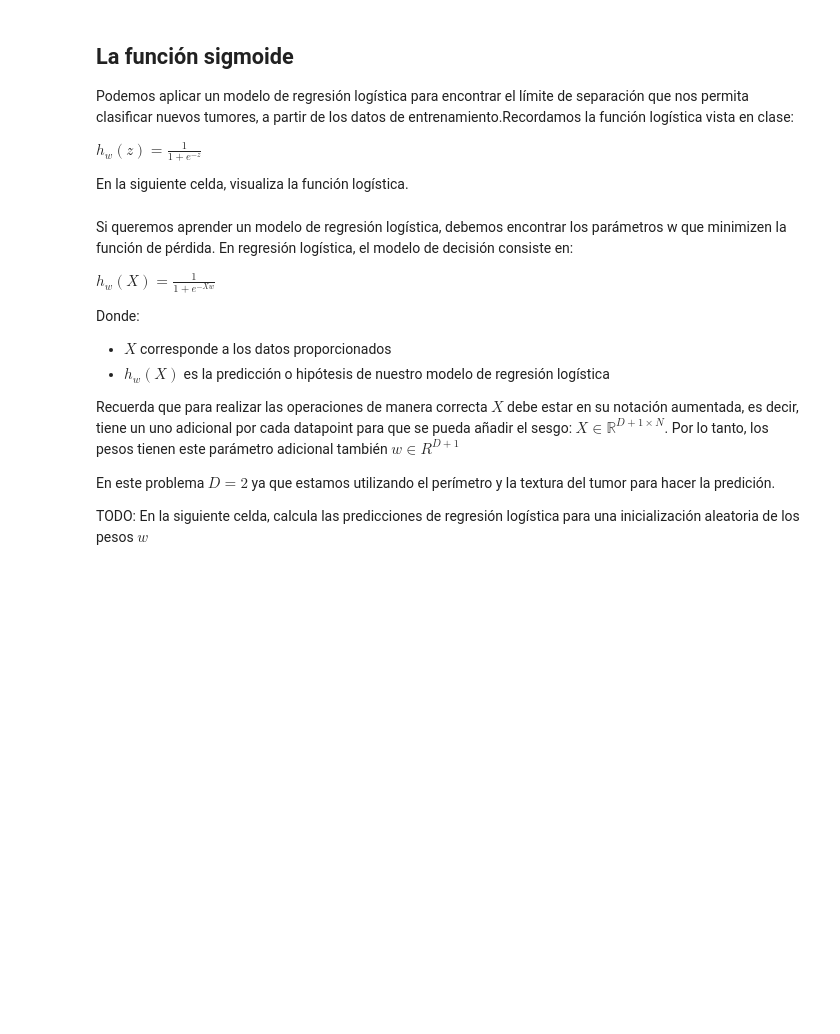
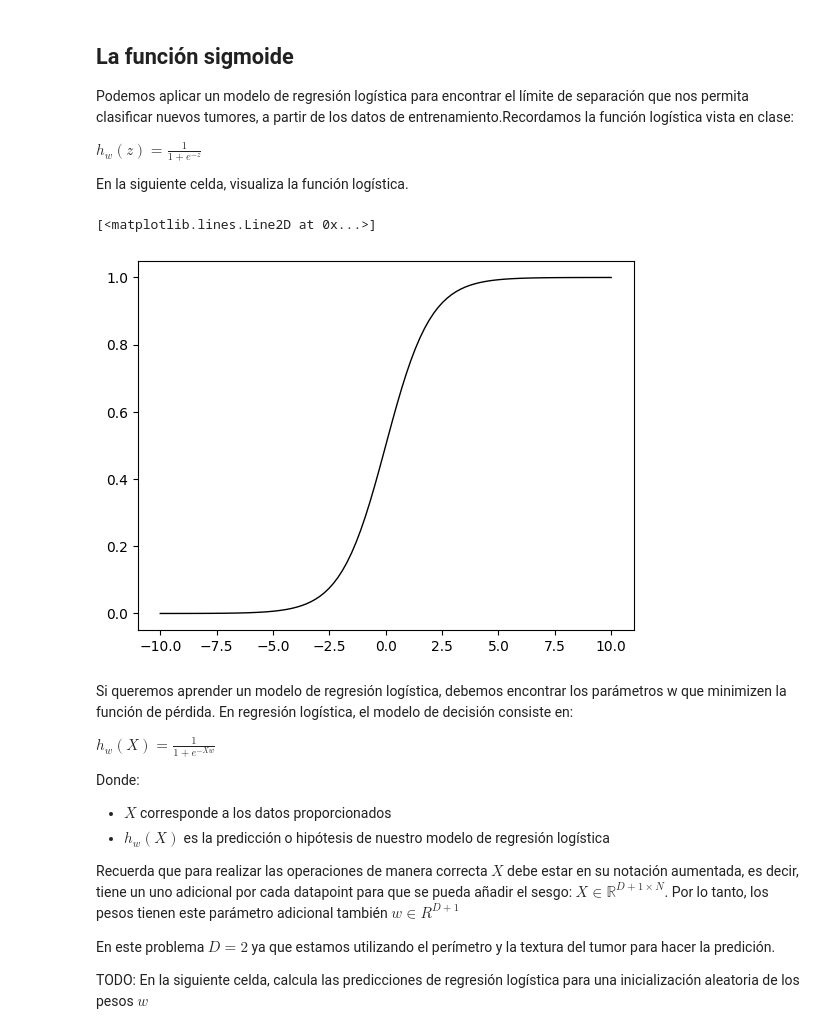
Before and after one commit to FranciscoDurazo/SI23_Peri_Co, a Jupyter notebook: ejercicio_2-LogisticReg/ejercicio_2.ipynb, the cells around one changed output. Drawn from its saved outputs; the diff is of its cells as text; code cells hidden in the pictures; blank space fills up the shorter version.

```diff
--- a/ejercicio_2-LogisticReg/ejercicio_2.ipynb
+++ b/ejercicio_2-LogisticReg/ejercicio_2.ipynb
@@ -401,17 +410,20 @@ En la siguiente celda, visualiza la función logística.
 # %%
 def logistic(z):
     # TODO: Calcula la hipótesis h(z)
     # ====== Start of solution =====
-    h = ...
+    h = 1/(1+np.exp(-z))
     # ====== End of solution =====
     return h
 
 x = np.linspace(-10, 10, 100)
 y = logistic(x)
 # TODO: Grafica la función logística
 # ====== Start of solution =====
-
+plt.plot(x, y, linewidth=1, color="black")
 # ====== End of solution =====
+# %% [output]
+[<matplotlib.lines.Line2D at 0x...>]
+[figure, added]
 # %% [markdown]
 Si queremos aprender un modelo de regresión logística, debemos encontrar los parámetros w que minimizen la función de pérdida. En regresión logística, el modelo de decisión consiste en:
 
```
Also changed, not shown: parts of 5 cells of this notebook.
